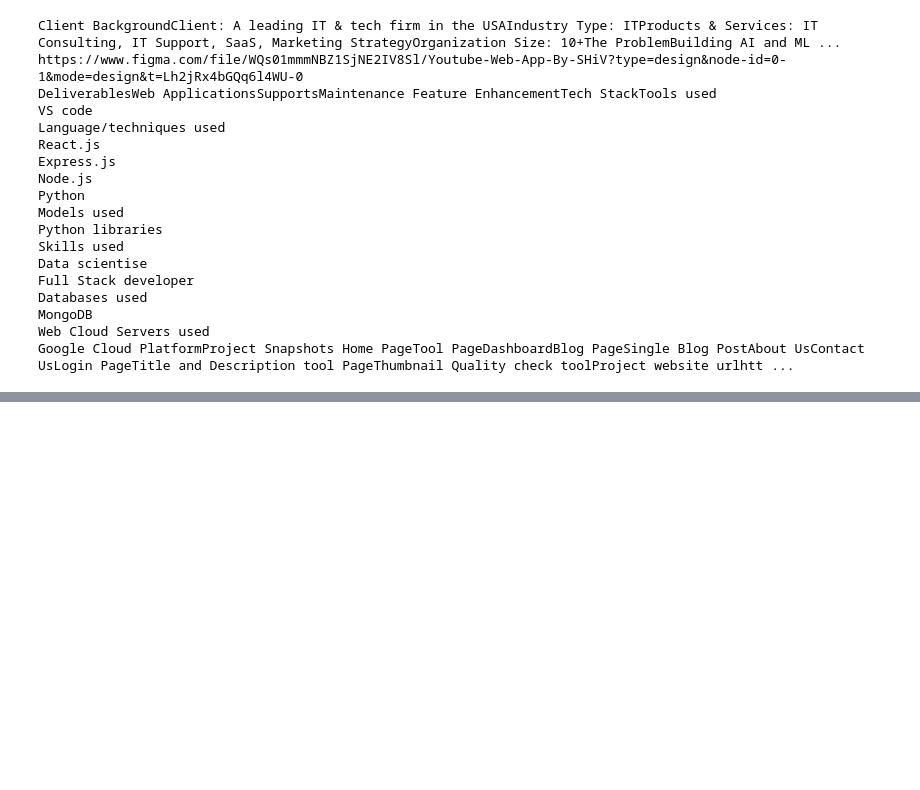
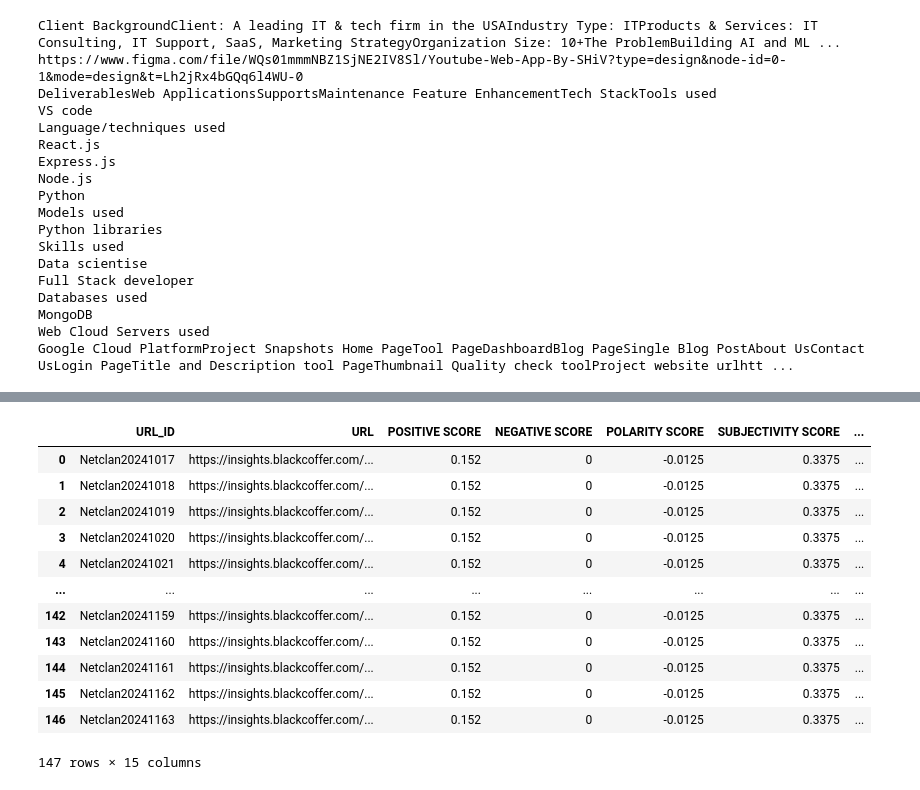
Before and after one commit to Prbhudeb/text_analyzer, a Jupyter notebook: notebooks/Text_Analyzer.ipynb, the cells around one changed output, grey strips where cells are left out. Saved outputs shown, nothing was run; the diff lists cells and outputs as text; code cells hidden in the pictures; blank space fills up the shorter version.

```diff
--- a/notebooks/Text_Analyzer.ipynb
+++ b/notebooks/Text_Analyzer.ipynb
@@ -170,0 +544,16 @@ Contact Details
+# %%
+pd.read_excel('../notebooks/output_data.xlsx')
+# %% [output]
+|  | URL_ID | URL | POSITIVE SCORE | NEGATIVE SCORE | POLARITY SCORE | SUBJECTIVITY SCORE | ... |
+| 0 | Netclan20241017 | https://insights.blackcoffer.com/... | 0.152 | 0 | -0.0125 | 0.3375 | ... |
+| 1 | Netclan20241018 | https://insights.blackcoffer.com/... | 0.152 | 0 | -0.0125 | 0.3375 | ... |
+| 2 | Netclan20241019 | https://insights.blackcoffer.com/... | 0.152 | 0 | -0.0125 | 0.3375 | ... |
+| 3 | Netclan20241020 | https://insights.blackcoffer.com/... | 0.152 | 0 | -0.0125 | 0.3375 | ... |
+| 4 | Netclan20241021 | https://insights.blackcoffer.com/... | 0.152 | 0 | -0.0125 | 0.3375 | ... |
+| ... | ... | ... | ... | ... | ... | ... | ... |
+| 142 | Netclan20241159 | https://insights.blackcoffer.com/... | 0.152 | 0 | -0.0125 | 0.3375 | ... |
+| 143 | Netclan20241160 | https://insights.blackcoffer.com/... | 0.152 | 0 | -0.0125 | 0.3375 | ... |
+| 144 | Netclan20241161 | https://insights.blackcoffer.com/... | 0.152 | 0 | -0.0125 | 0.3375 | ... |
+| 145 | Netclan20241162 | https://insights.blackcoffer.com/... | 0.152 | 0 | -0.0125 | 0.3375 | ... |
+| 146 | Netclan20241163 | https://insights.blackcoffer.com/... | 0.152 | 0 | -0.0125 | 0.3375 | ... |
+147 rows × 15 columns
```
Also changed, not shown: parts of 8 cells of this notebook, 8 other files.
